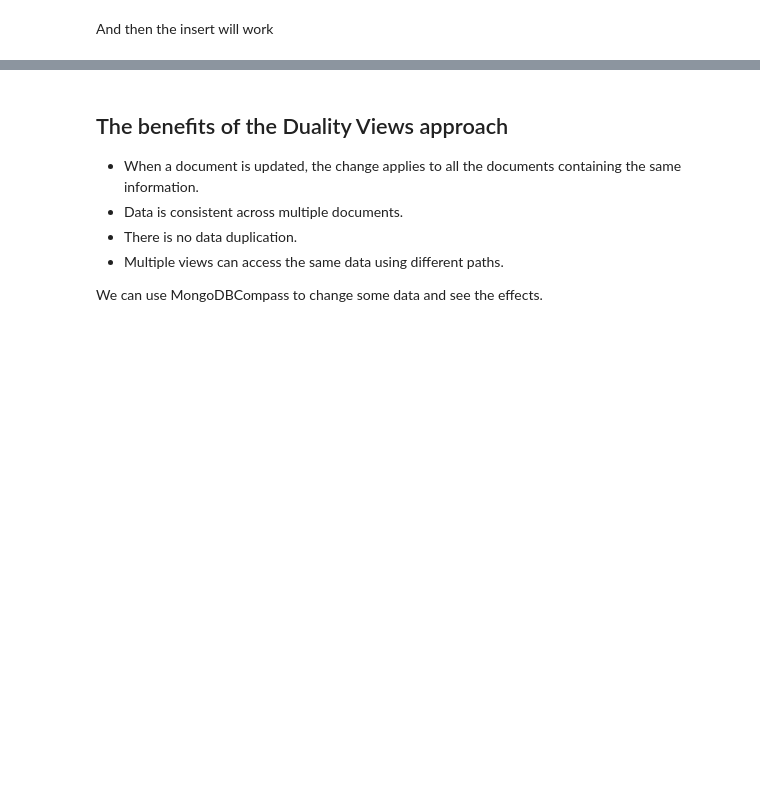
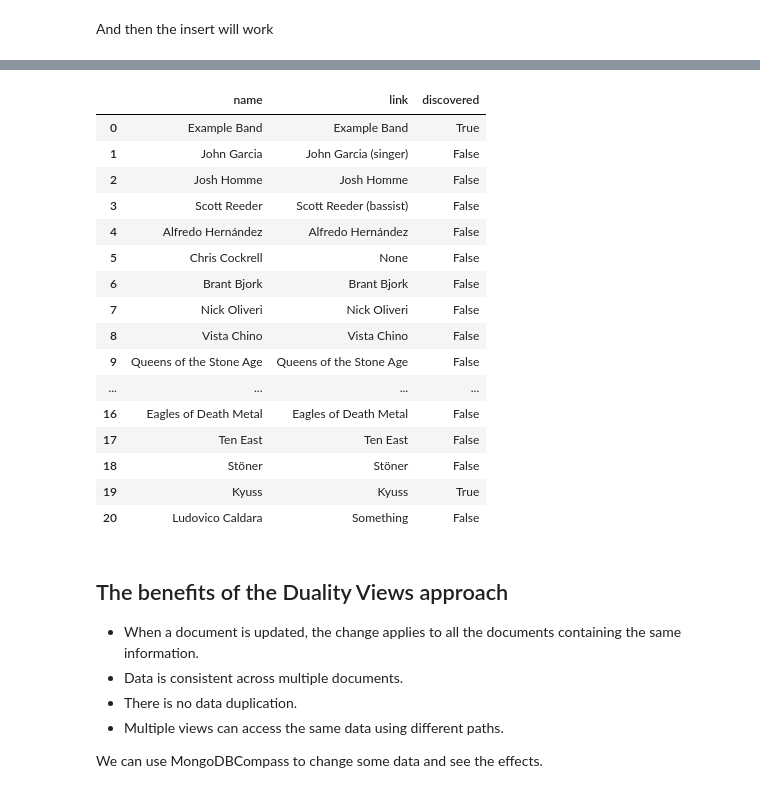
Before and after one commit to ludovicocaldara/wikipedia-musical-artists, a Jupyter notebook: source/demo.ipynb, the cells around one changed output, grey strips where cells are left out. Cells and saved outputs as stored; diff of their text form; code cells hidden in the pictures; blank space fills up the shorter version.

```diff
--- a/source/demo.ipynb
+++ b/source/demo.ipynb
@@ -654,4 +664,25 @@ print (json.dumps(example, indent=4))
 }
+# %%
+%%sql
+select name, link, discovered from artists
+# %% [output]
+|  | name | link | discovered |
+| 0 | Example Band | Example Band | True |
+| 1 | John Garcia | John Garcia (singer) | False |
+| 2 | Josh Homme | Josh Homme | False |
+| 3 | Scott Reeder | Scott Reeder (bassist) | False |
+| 4 | Alfredo Hernández | Alfredo Hernández | False |
+| 5 | Chris Cockrell | None | False |
+| 6 | Brant Bjork | Brant Bjork | False |
+| 7 | Nick Oliveri | Nick Oliveri | False |
+| 8 | Vista Chino | Vista Chino | False |
+| 9 | Queens of the Stone Age | Queens of the Stone Age | False |
+| ... | ... | ... | ... |
+| 16 | Eagles of Death Metal | Eagles of Death Metal | False |
+| 17 | Ten East | Ten East | False |
+| 18 | Stöner | Stöner | False |
+| 19 | Kyuss | Kyuss | True |
+| 20 | Ludovico Caldara | Something | False |
 # %% [markdown]
 ## The benefits of the Duality Views approach
 * When a document is updated, the change applies to all the documents containing the same information.
```
Also changed, not shown: parts of 19 cells of this notebook, 1 other file.
